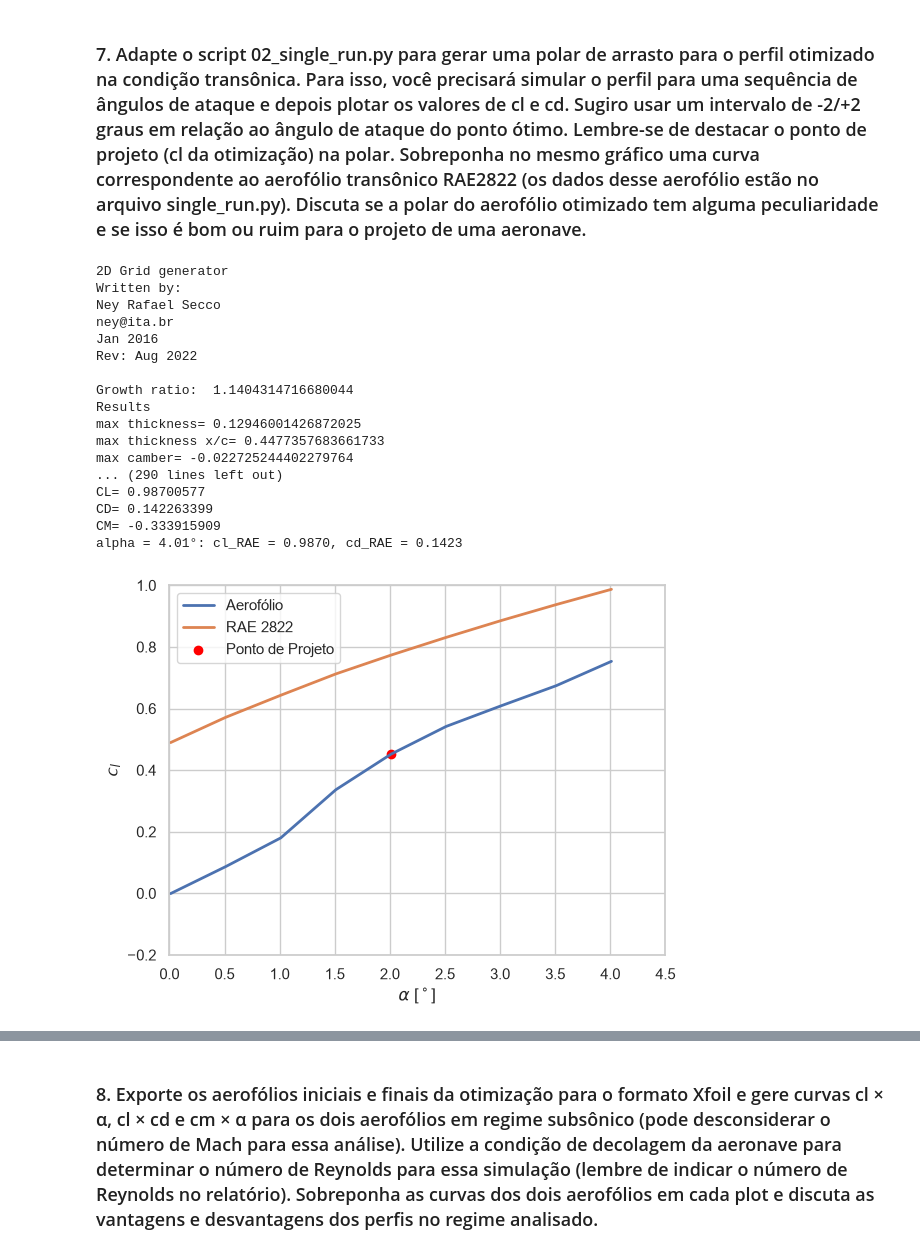
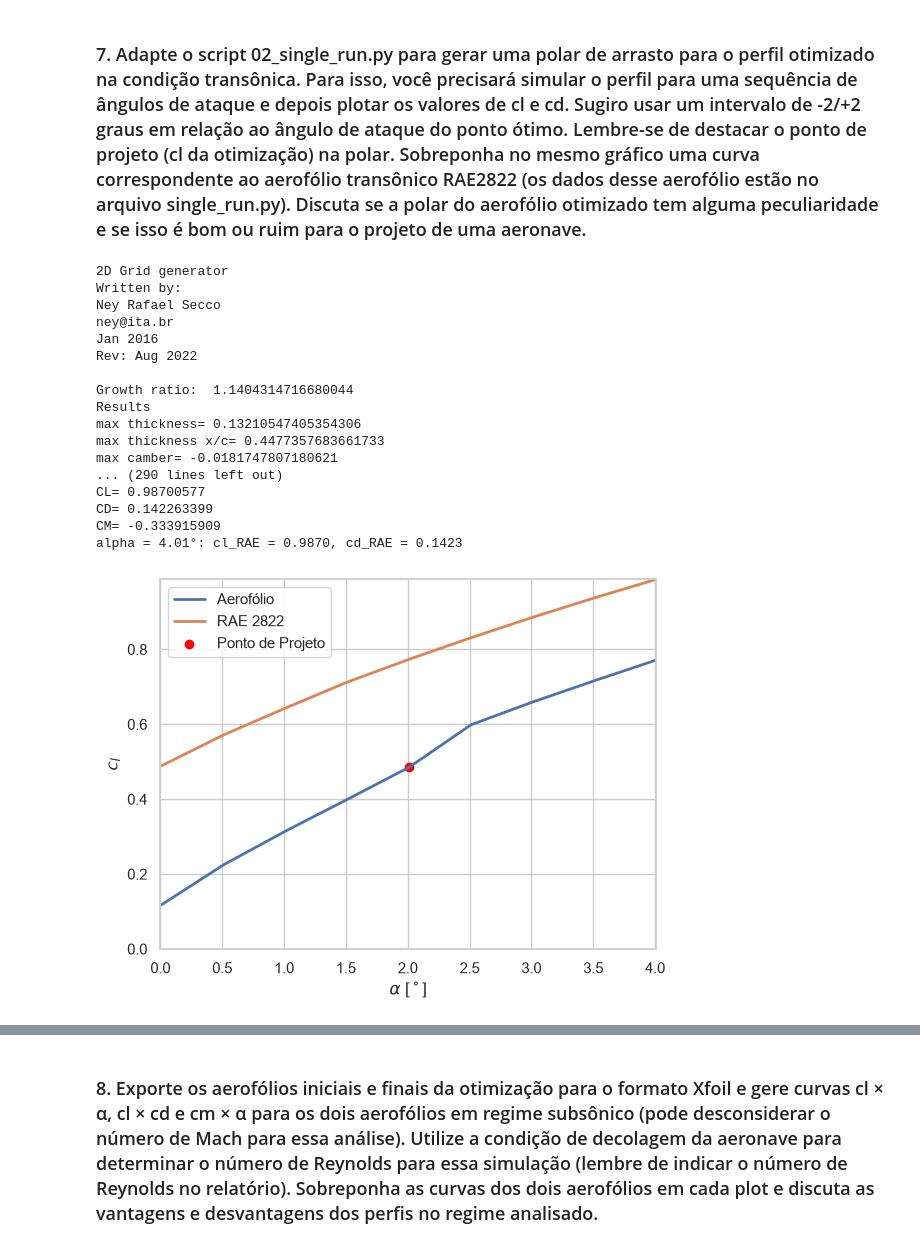
Before and after one commit to tomaztc/Tomav2, a Jupyter notebook: Lab3_cordamedia.ipynb, the cells around one changed output, grey strips where cells are left out. Drawn from its saved outputs; the diff is of its cells as text; code cells hidden in the pictures.

```diff
--- a/Lab3_cordamedia.ipynb
+++ b/Lab3_cordamedia.ipynb
@@ -1086,0 +1082,9 @@ Exported airfoil coordinates to: Lab3/airfoil/airfoil.dat
+# %%
+Al_original = [-0.31583918, -0.0174025, -0.45731252, 0.0348403]
+Au_original = [0.08000267, 0.09487044, 0.19445929, 0.2641019]
+Al = Al_original.copy()
+Au = Au_original.copy()
+
+Au[0] += 0.044
+
+exportar_airfoil(Al, Au, title='AIRFOIL', filename='Lab3/airfoil_ajustado/airfoil.dat')
@@ -1306,18 +1356,17 @@ cd_space = []
 cl_space_RAE = []
 cd_space_RAE = []
 # %%
-if len(cl_space) == 0:
-    with working_directory("Lab3/varredura"):
-        for alpha_graus in alpha_graus_space:
-            results_varredura = rodar_euler(Al, Au, np.deg2rad(alpha_graus), Mach_cruise)
-            cl_space.append(results_varredura['CL'])
-            cd_space.append(results_varredura['CD'])
-            print(f"alpha = {alpha_graus:.2f}°: cl = {results_varredura['CL']:.4f}, cd = {results_varredura['CD']:.4f}")
+with working_directory("Lab3/varredura"):
+    for alpha_graus in alpha_graus_space:
+        results_varredura = rodar_euler(Al, Au, np.deg2rad(alpha_graus), Mach_cruise)
+        cl_space.append(results_varredura['CL'])
+        cd_space.append(results_varredura['CD'])
+        print(f"alpha = {alpha_graus:.2f}°: cl = {results_varredura['CL']:.4f}, cd = {results_varredura['CD']:.4f}")
 
-            results_RAE_varredura = rodar_euler(Al_RAE2822, Au_RAE2822, np.deg2rad(alpha_graus), Mach_cruise)
-            cl_space_RAE.append(results_RAE_varredura['CL'])
-            cd_space_RAE.append(results_RAE_varredura['CD'])
-            print(f"alpha = {alpha_graus:.2f}°: cl_RAE = {results_RAE_varredura['CL']:.4f}, cd_RAE = {results_RAE_varredura['CD']:.4f}")
+        results_RAE_varredura = rodar_euler(Al_RAE2822, Au_RAE2822, np.deg2rad(alpha_graus), Mach_cruise)
+        cl_space_RAE.append(results_RAE_varredura['CL'])
+        cd_space_RAE.append(results_RAE_varredura['CD'])
+        print(f"alpha = {alpha_graus:.2f}°: cl_RAE = {results_RAE_varredura['CL']:.4f}, cd_RAE = {results_RAE_varredura['CD']:.4f}")
 # %% [output]
 2D Grid generator
 Written by:
@@ -1328,9 +1377,9 @@ Rev: Aug 2022
 
 Growth ratio:  1.1404314716680044
 Results
-max thickness= 0.12946001426872025
+max thickness= 0.13210547405354306
 max thickness x/c= 0.4477357683661733
-max camber= -0.022725244402279764
+max camber= -0.0181747807180621
 ... (290 lines left out)
 CL= 0.98700577
 CD= 0.142263399
@@ -1339,14 +1388,16 @@ alpha = 4.01°: cl_RAE = 0.9870, cd_RAE = 0.1423
 # %%
 plt.figure()
 plt.plot(alpha_graus_space, cl_space, label="Aerofólio")
 plt.plot(alpha_graus_space, cl_space_RAE, label="RAE 2822")
 plt.xlabel(r"$\alpha$ [$^\circ$]")
 plt.ylabel(r"$c_l$")
+plt.xlim(0, alpha_graus_space[-1])
+plt.ylim(0, max(cl_space + cl_space_RAE))
 plt.scatter(alpha_graus_space[len(alpha_graus_space)//2], cl_space[len(alpha_graus_space)//2], color='red', label="Ponto de Projeto")
 plt.legend()
 plt.savefig("Lab3/varredura_cl.png", dpi=300)
 # %% [output]
-[figure, old version]
+[figure, new version]
 # %%
 plt.figure()
 plt.plot(cd_space, cl_space, label="Aerofólio")
```
Also changed, not shown: parts of 22 cells of this notebook, 17 other files.
